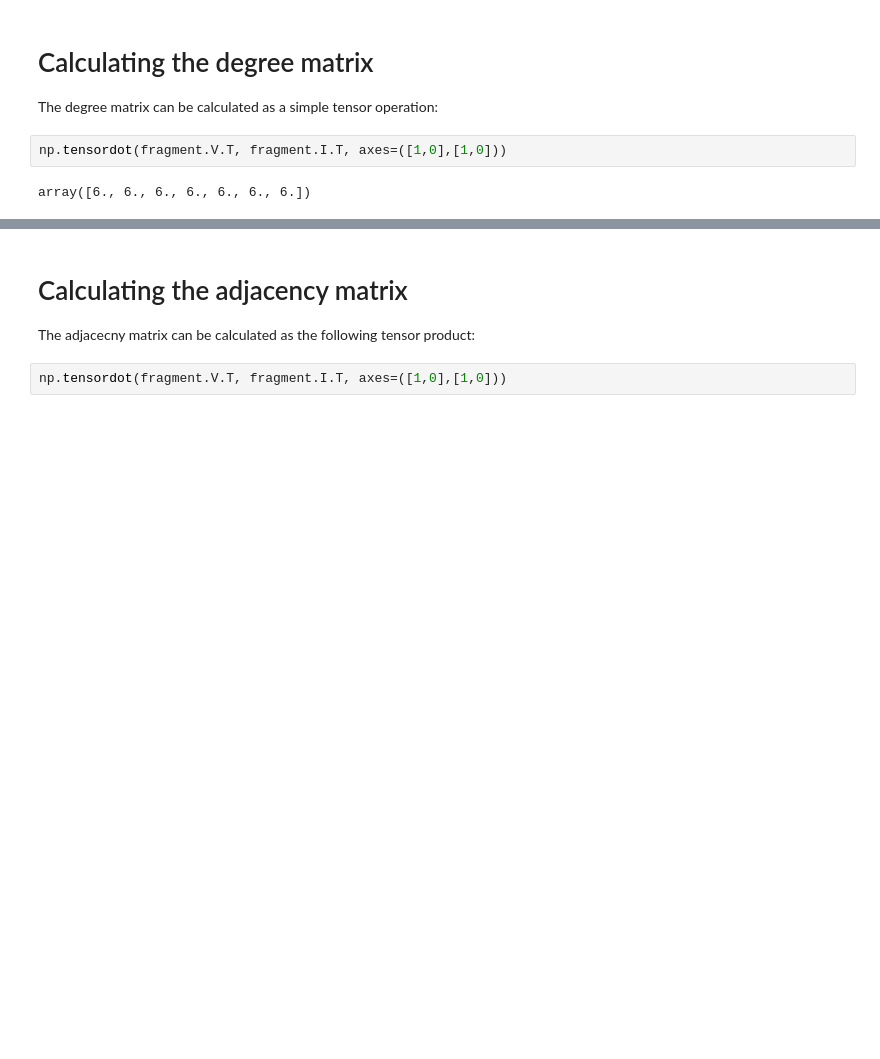
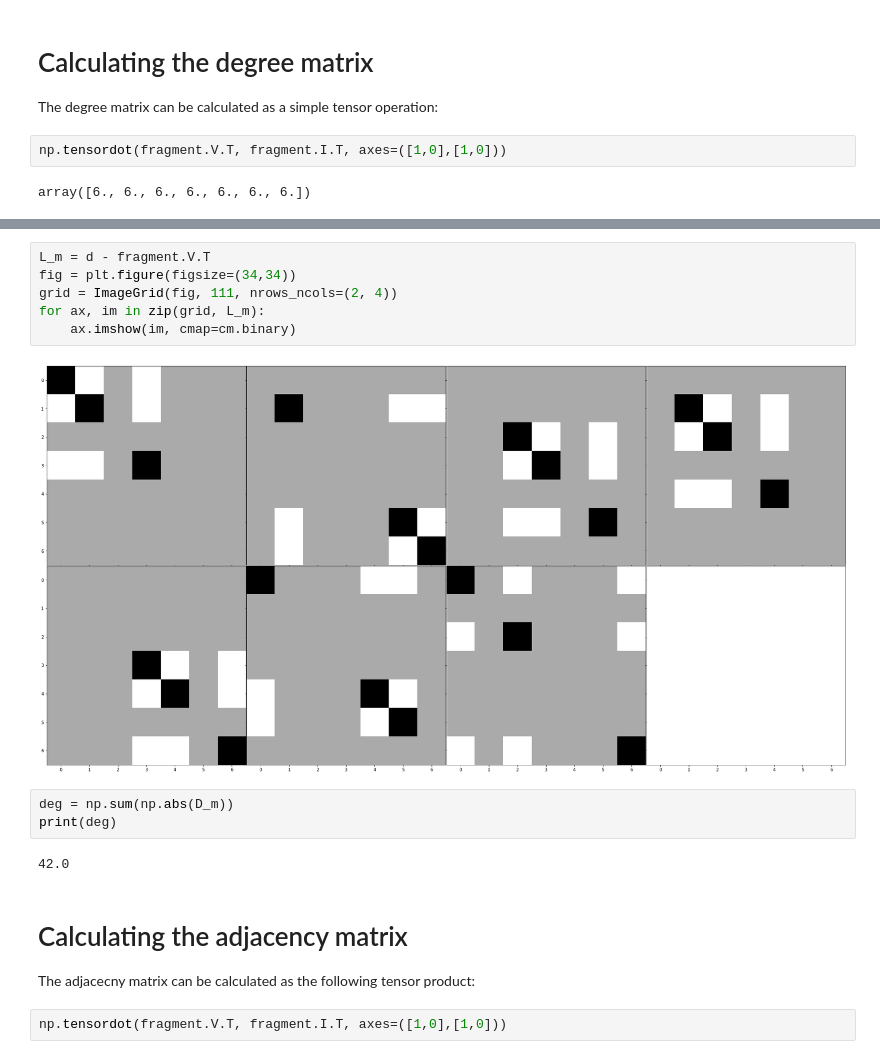
Before and after one commit to kyberszittya/rei_hypergraph, a Jupyter notebook: framework_python/notebooks/simple_graph_examples.ipynb, the cells around one changed output, grey strips where cells are left out. Drawn from its saved outputs; the diff is of its cells as text; blank space fills up the shorter version.

```diff
--- a/framework_python/notebooks/simple_graph_examples.ipynb
+++ b/framework_python/notebooks/simple_graph_examples.ipynb
@@ -82,3 +161,16 @@ array([6., 6., 6., 6., 6., 6., 6.])
+# %%
+L_m = d - fragment.V.T
+fig = plt.figure(figsize=(34,34))
+grid = ImageGrid(fig, 111, nrows_ncols=(2, 4))
+for ax, im in zip(grid, L_m):
+    ax.imshow(im, cmap=cm.binary)
+# %% [output]
+[figure, added]
+# %%
+deg = np.sum(np.abs(D_m))
+print(deg)
+# %% [output]
+42.0
 # %% [markdown]
 # Calculating the adjacency matrix
 
```
Also changed, not shown: parts of 9 cells of this notebook, 3 other files.
